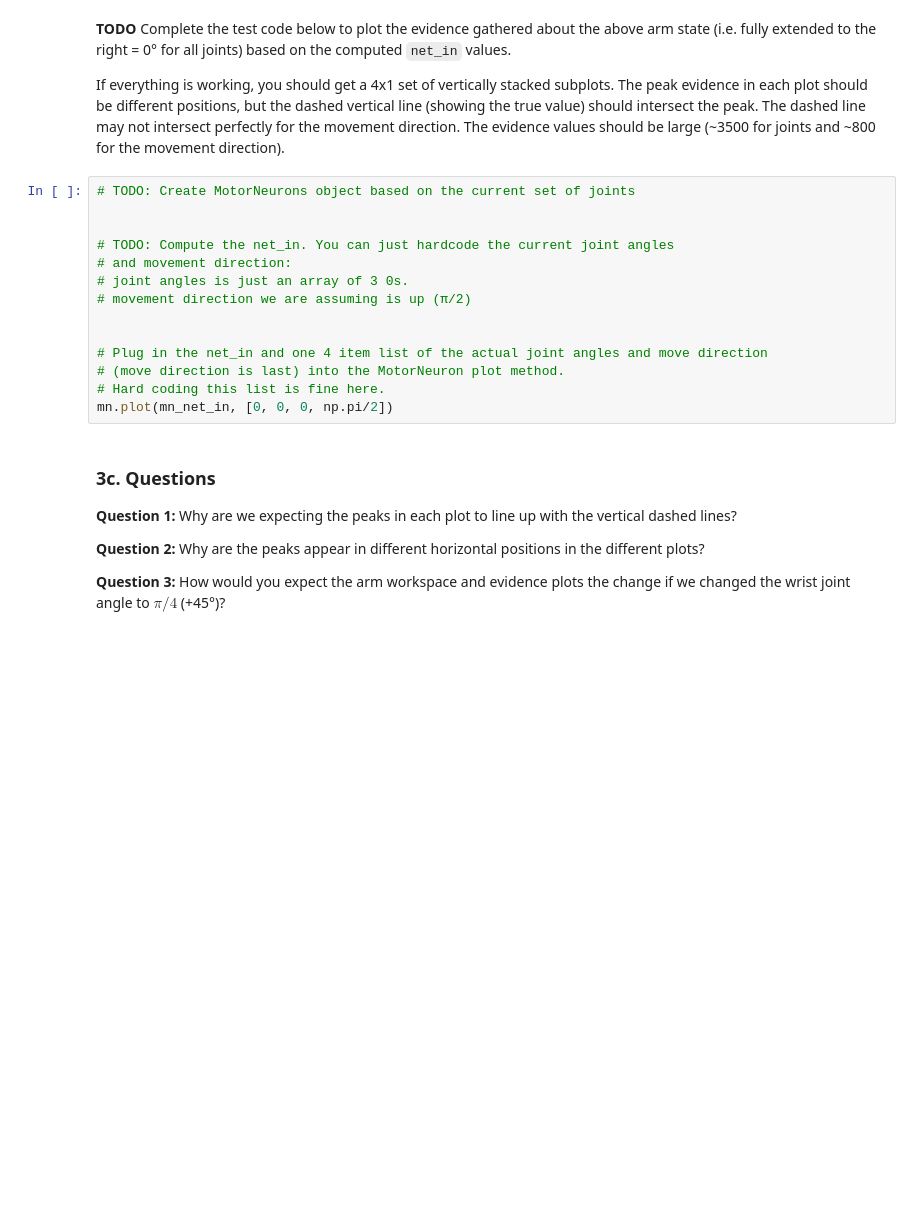
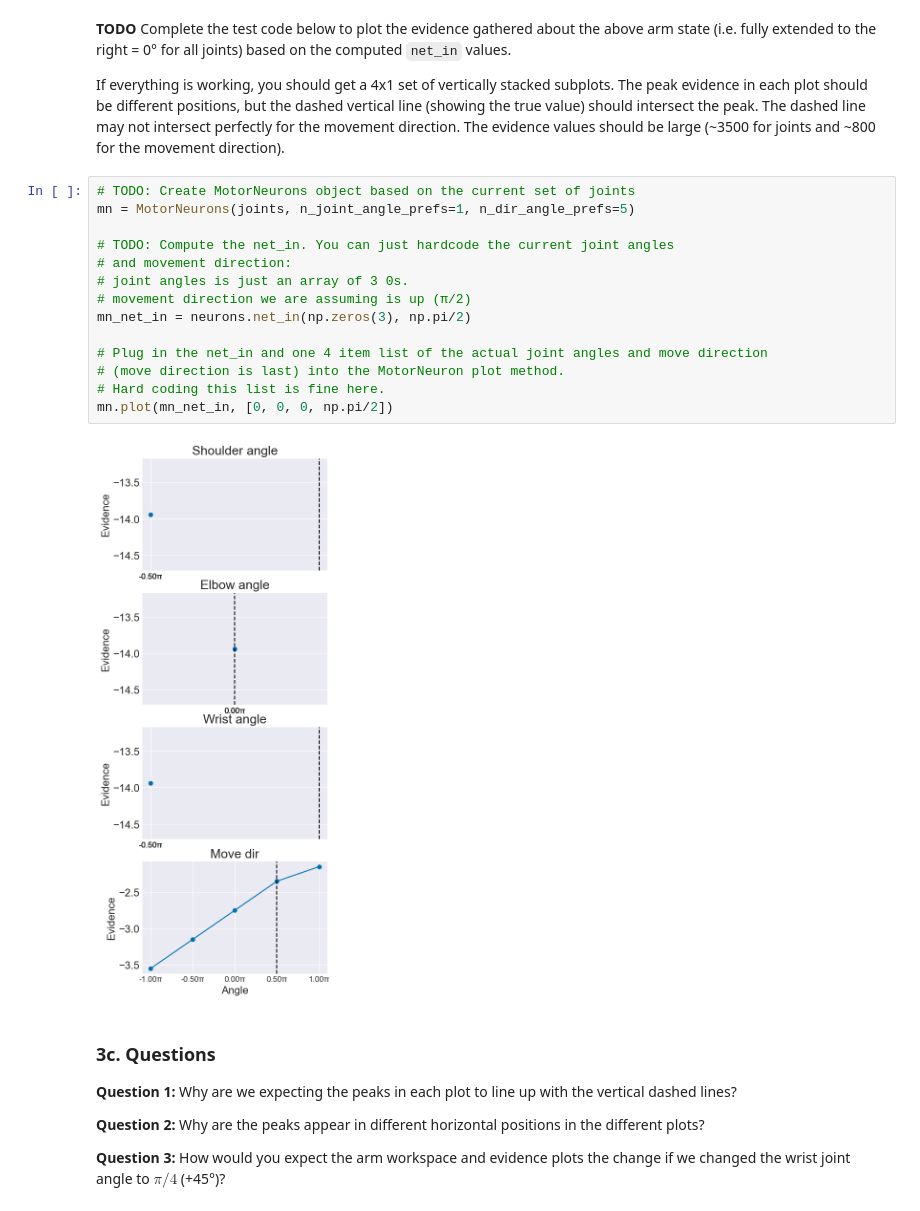
Before and after one commit to mqwen24/CS443_Projects, a Jupyter notebook: p3/outstar_learning.ipynb, the cells around one changed output. Drawn from its saved outputs; the diff is of its cells as text; blank space fills up the shorter version.

```diff
--- a/p3/outstar_learning.ipynb
+++ b/p3/outstar_learning.ipynb
@@ -251,18 +251,20 @@ arm.plot()
 If everything is working, you should get a 4x1 set of vertically stacked subplots. The peak evidence in each plot should be different positions, but the dashed vertical line (showing the true value) should intersect the peak. The dashed line may not intersect perfectly for the movement direction. The evidence values should be large (~3500 for joints and ~800 for the movement direction).
 # %%
 # TODO: Create MotorNeurons object based on the current set of joints
-
+mn = MotorNeurons(joints, n_joint_angle_prefs=1, n_dir_angle_prefs=5)
 
 # TODO: Compute the net_in. You can just hardcode the current joint angles
 # and movement direction:
 # joint angles is just an array of 3 0s.
 # movement direction we are assuming is up (π/2)
-
+mn_net_in = neurons.net_in(np.zeros(3), np.pi/2)
 
 # Plug in the net_in and one 4 item list of the actual joint angles and move direction
 # (move direction is last) into the MotorNeuron plot method.
 # Hard coding this list is fine here.
 mn.plot(mn_net_in, [0, 0, 0, np.pi/2])
+# %% [output]
+[figure, added]
 # %% [markdown]
 ### 3c. Questions
 
```
Also changed, not shown: parts of 2 cells of this notebook, 1 other file.
